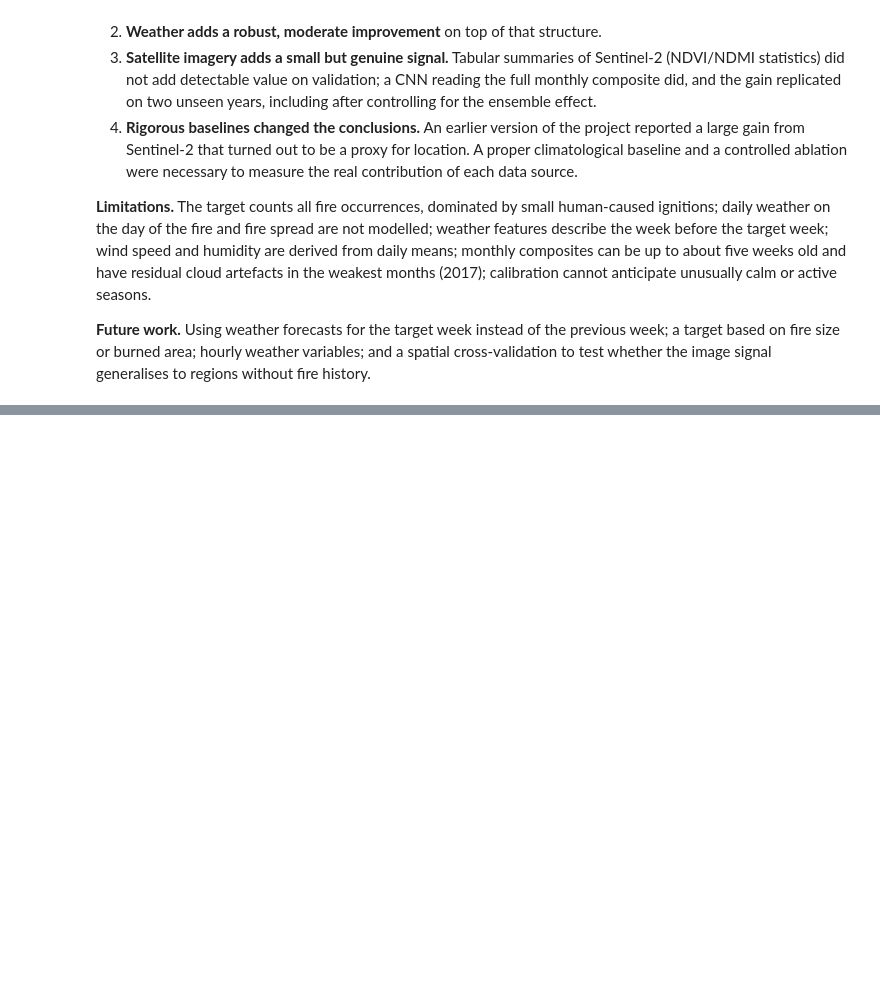
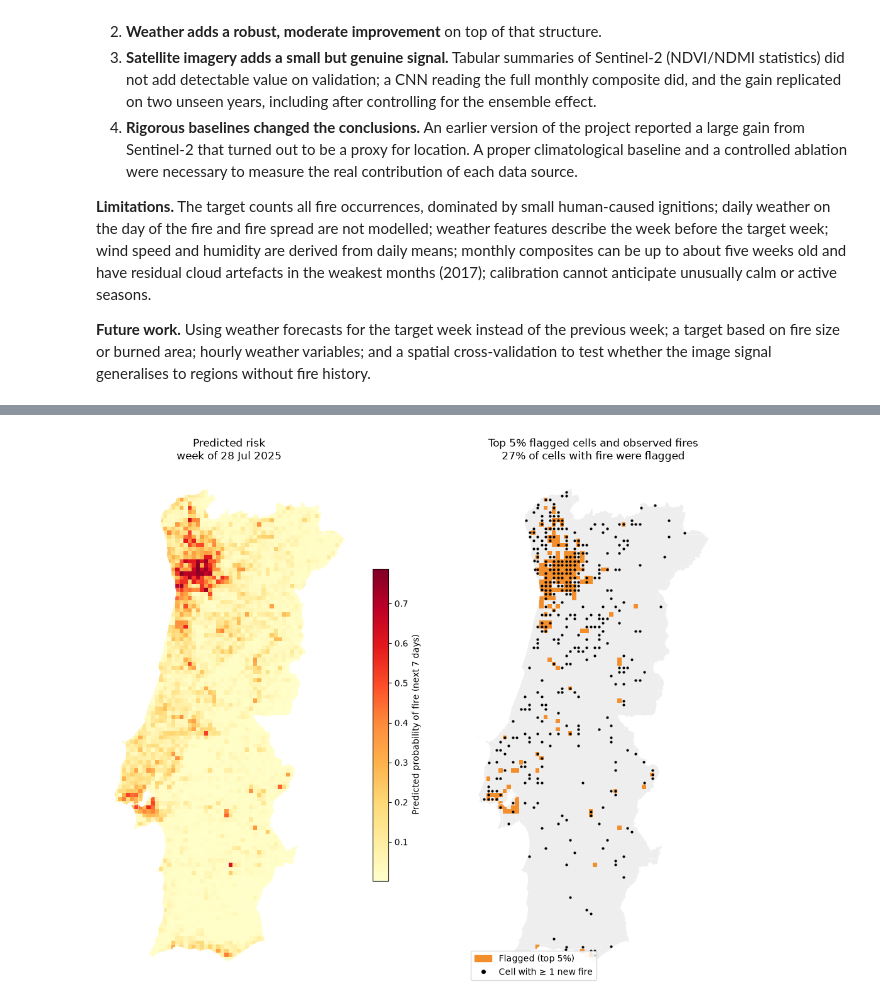
Before and after one commit to Daniel99Fonseca/wildfire-risk-portugal, a Jupyter notebook: notebooks/07_final_evaluation.ipynb, the cells around one changed output, grey strips where cells are left out. Cells and saved outputs as stored; diff of their text form; code cells hidden in the pictures; blank space fills up the shorter version.

Commit message:
adding figures

```diff
--- a/notebooks/07_final_evaluation.ipynb
+++ b/notebooks/07_final_evaluation.ipynb
@@ -948,0 +963,15 @@ history.
+# %%
+test_scores = pd.read_parquet(PROCESSED_DIR / "test_scores_2024_2025.parquet")
+K_SHARE = 0.05
+
+ap_models = [
+    "Prevalence baseline", "Persistence baseline", "Climatological baseline",
+    "XGB Weather", "XGB Weather + Sentinel", "XGB Context",
+    "XGB Weather + Context", "XGB Weather + Context + Sentinel",
+    "CNN tabular", "CNN image", "PRIMARY: XGB + CNN image (50/50)",
+]
+test_results = pd.DataFrame([
+    {"model": m, "AP 2024–2025": average_precision_score(test_scores["y"], test_scores[m])}
+    for m in ap_models
+])
+test_results.round(4)
@@ -948,0 +991,37 @@ history.
+# %%
+weekly_fires_2025 = test_scores[test_scores["year"] == 2025].groupby("reference_date")["y"].sum()
+map_week = weekly_fires_2025.idxmax()
+
+week = grid[["cell_id", "geometry"]].merge(
+    test_scores.loc[test_scores["reference_date"] == map_week, ["cell_id", PRIMARY_CAL, "y"]],
+    on="cell_id", how="inner",
+)
+week["geometry"] = week.geometry.intersection(portugal)        # clip cells to Portugal
+week["flagged"] = week[PRIMARY_CAL].rank(ascending=False, method="first") <= 191
+captured = week.loc[week["y"] == 1, "flagged"].mean()
+
+fig, axes = plt.subplots(1, 2, figsize=(11, 9))
+
+week.plot(column=PRIMARY_CAL, cmap="YlOrRd", ax=axes[0], legend=True,
+          legend_kwds={"label": "Predicted probability of fire (next 7 days)", "shrink": 0.6})
+axes[0].set_title(f"Predicted risk\nweek of {map_week:%d %b %Y}")
+
+week.plot(ax=axes[1], color="#eeeeee")
+week[week["flagged"]].plot(ax=axes[1], color="#f28e2b")
+week[week["y"] == 1].geometry.centroid.plot(ax=axes[1], color="black", markersize=4)
+axes[1].set_title(f"Top 5% flagged cells and observed fires\n"
+                  f"{captured:.0%} of cells with fire were flagged")
+axes[1].legend(handles=[
+    Patch(color="#f28e2b", label="Flagged (top 5%)"),
+    Line2D([], [], marker="o", color="black", linestyle="", markersize=4,
+           label="Cell with ≥ 1 new fire"),
+], loc="lower left")
+
+for ax in axes:
+    ax.set_axis_off()
+
+plt.tight_layout()
+fig.savefig(FIG_DIR / "risk_map_week.png", dpi=150, bbox_inches="tight")
+plt.show()
+# %% [output]
+[figure, added]
```
Also changed, not shown: parts of 6 cells of this notebook, 5 other files.
